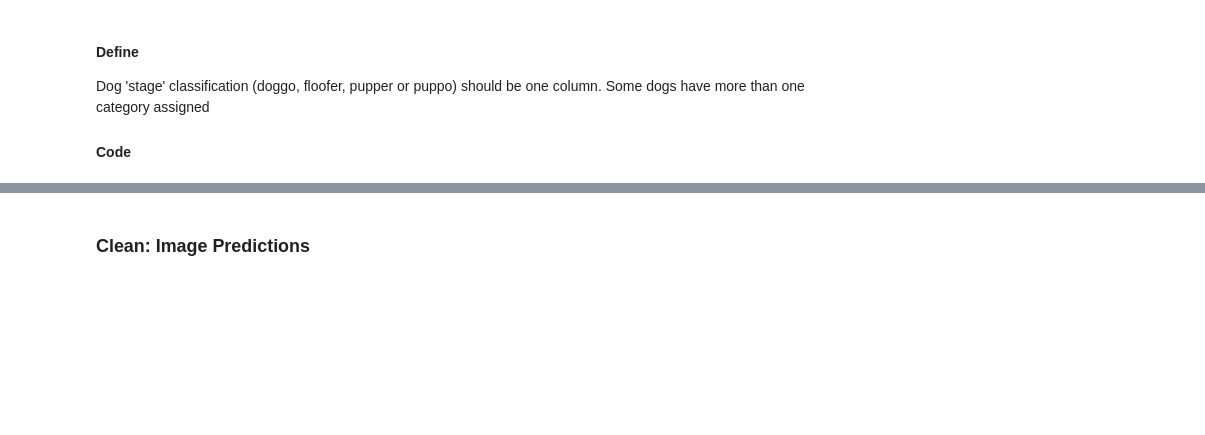
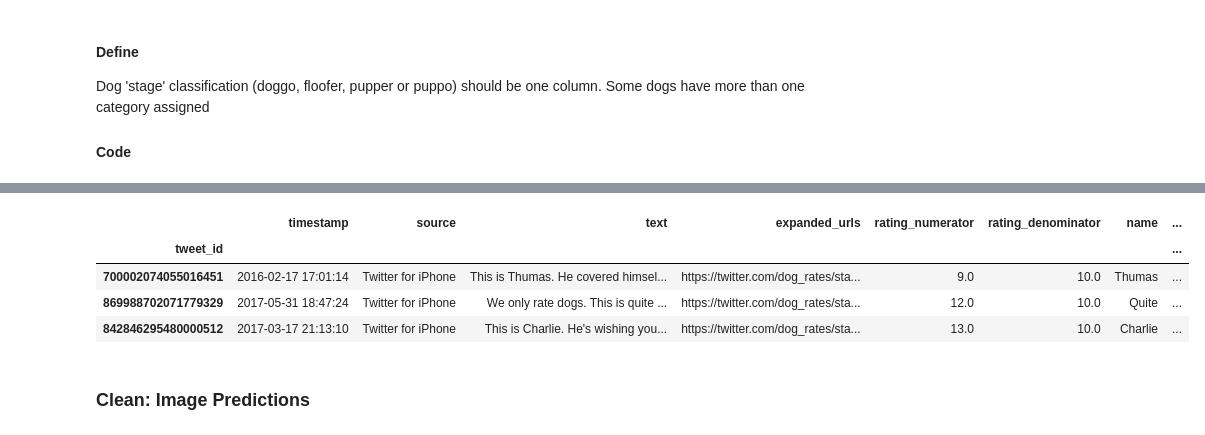
Before and after one commit to stembarb/DA--Wrangle-Analyze-WeRateDogs-Data, a Jupyter notebook: wrangle_act.ipynb, the cells around one changed output, grey strips where cells are left out. Saved outputs shown, nothing was run; the diff lists cells and outputs as text; code cells hidden in the pictures; blank space fills up the shorter version.

```diff
--- a/wrangle_act.ipynb
+++ b/wrangle_act.ipynb
@@ -586,0 +701,3 @@ Denominator of some ratings is not 10. Numerator of some ratings is greater than
+# %%
+# normalize rating
+twitter_arch_clean['rating'] = twitter_arch_clean['rating_numerator'] / twitter_arch_clean['rating_denominator']
@@ -591,5 +717,20 @@ We have stop words in the name column and 'None' values, which should be convert
 
 #### Code
+# %%
+# adapted from https://stackoverflow.com/a/35976915/7382214
+
+# keywords after which a dog name appears in the sentence
+keywords = ('named', 'This is', 'Say hello to', 'Meet', 'Here we have', 'name is', 'name to')
+# build regex pattern to find names
+regex = r"\b(?:{})\b (\w+)".format("|".join(keywords))
+
+# loop over the rows, and find dog names
+for index, column in twitter_arch_clean.iterrows():
+    split_list = re.split(regex, twitter_arch_clean.loc[index, 'text'], flags = re.IGNORECASE)
+    if len(split_list) > 1 and split_list[1] not in stop_words:
+        twitter_arch_clean.loc[index, 'name'] = split_list[1].title()
+    else:
+        twitter_arch_clean.loc[index, 'name'] = np.nan
 # %% [markdown]
 #### Define
 
@@ -599,3 +747,25 @@ Dog 'stage' classification (doggo, floofer, pupper or puppo) should be one colum
+# %%
+# dog types
+for index, column in twitter_arch_clean.iterrows():
+    for word in ['puppo', 'pupper', 'doggo', 'floofer']:
+        if word.lower() in twitter_arch_clean.loc[index, 'text'].lower():
+            twitter_arch_clean.loc[index, 'dog_type'] = word
+
+# drop old columns
+twitter_arch_clean.drop(['puppo',
+                       'pupper',
+                       'doggo',
+                       'floofer'],
+                      axis=1, inplace=True)
+# %%
+# display sample of fixed data
+twitter_arch_clean.sample(3)
+# %% [output]
+|  | timestamp | source | text | expanded_urls | rating_numerator | rating_denominator | name | ... |
+| tweet_id |  |  |  |  |  |  |  | ... |
+| 700002074055016451 | 2016-02-17 17:01:14 | Twitter for iPhone | This is Thumas. He covered himsel... | https://twitter.com/dog_rates/sta... | 9.0 | 10.0 | Thumas | ... |
+| 869988702071779329 | 2017-05-31 18:47:24 | Twitter for iPhone | We only rate dogs. This is quite ... | https://twitter.com/dog_rates/sta... | 12.0 | 10.0 | Quite | ... |
+| 842846295480000512 | 2017-03-17 21:13:10 | Twitter for iPhone | This is Charlie. He's wishing you... | https://twitter.com/dog_rates/sta... | 13.0 | 10.0 | Charlie | ... |
 # %% [markdown]
 ### Clean: Image Predictions
 # %%
```
Also changed, not shown: parts of 29 cells of this notebook.
